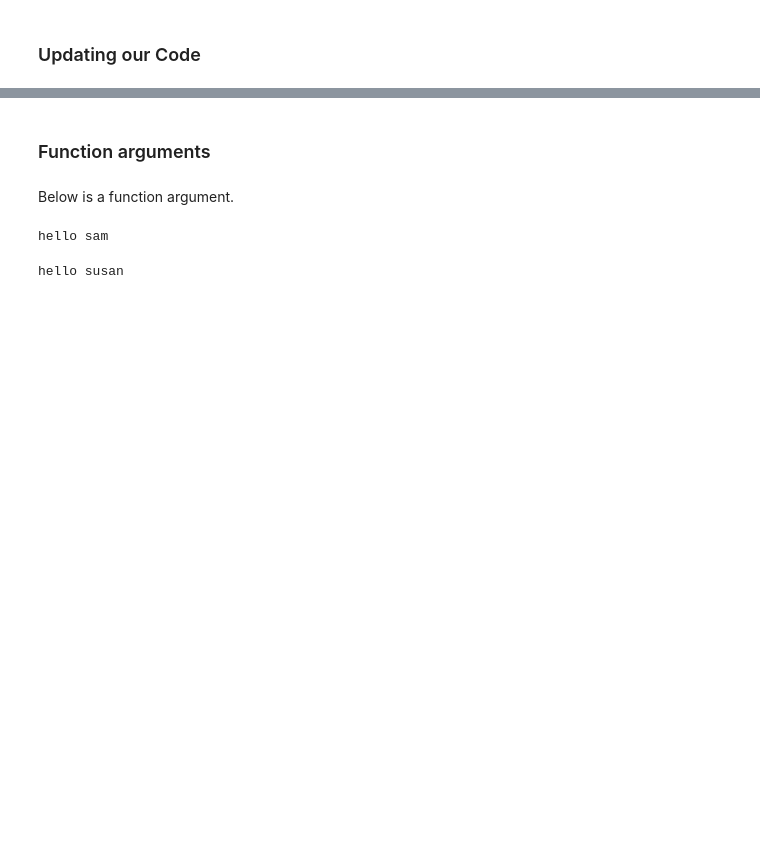
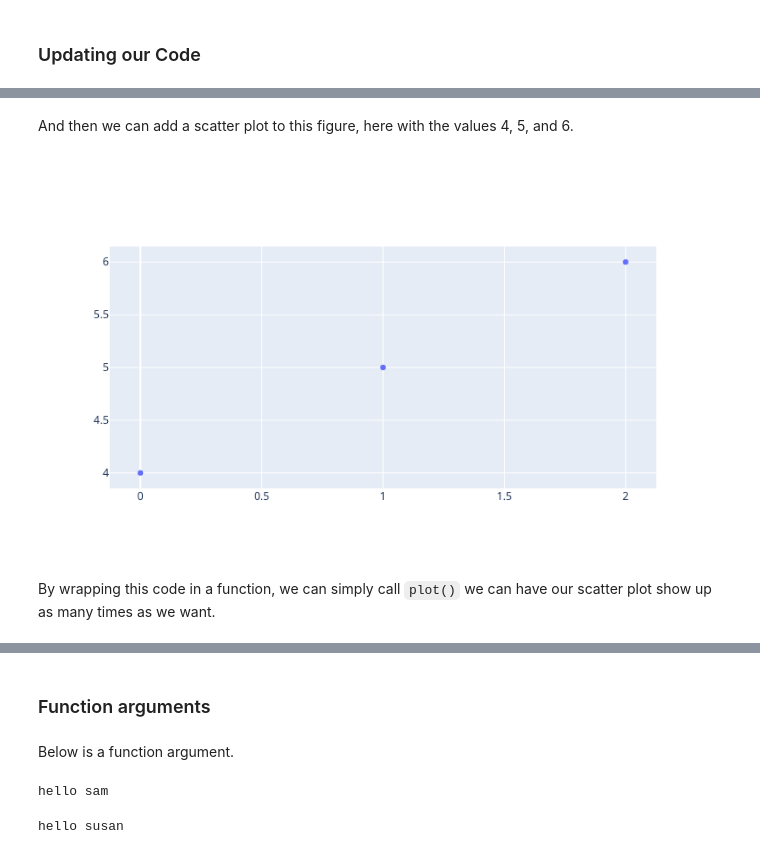
Before and after one commit to awgeezrick/code-intro, a Jupyter notebook: 92-function-arguments.ipynb, the cells around one changed output, grey strips where cells are left out. Saved outputs shown, nothing was run; the diff lists cells and outputs as text; code cells hidden in the pictures; blank space fills up the shorter version.

```diff
--- a/92-function-arguments.ipynb
+++ b/92-function-arguments.ipynb
@@ -45,0 +27,10 @@ To do so, we need to learn about function arguments.
+# %% [markdown]
+And then we can add a scatter plot to this figure, here with the values 4, 5, and 6.
+# %%
+scatter = go.Scatter(y = [4, 5, 6], mode = 'markers')
+fig = go.Figure(data = scatter)
+fig
+# %% [output]
+[figure, added]
+# %% [markdown]
+By wrapping this code in a function, we can simply call `plot()` we can have our scatter plot show up as many times as we want.
```
Also changed, not shown: parts of 77 cells of this notebook, 1 other file.
